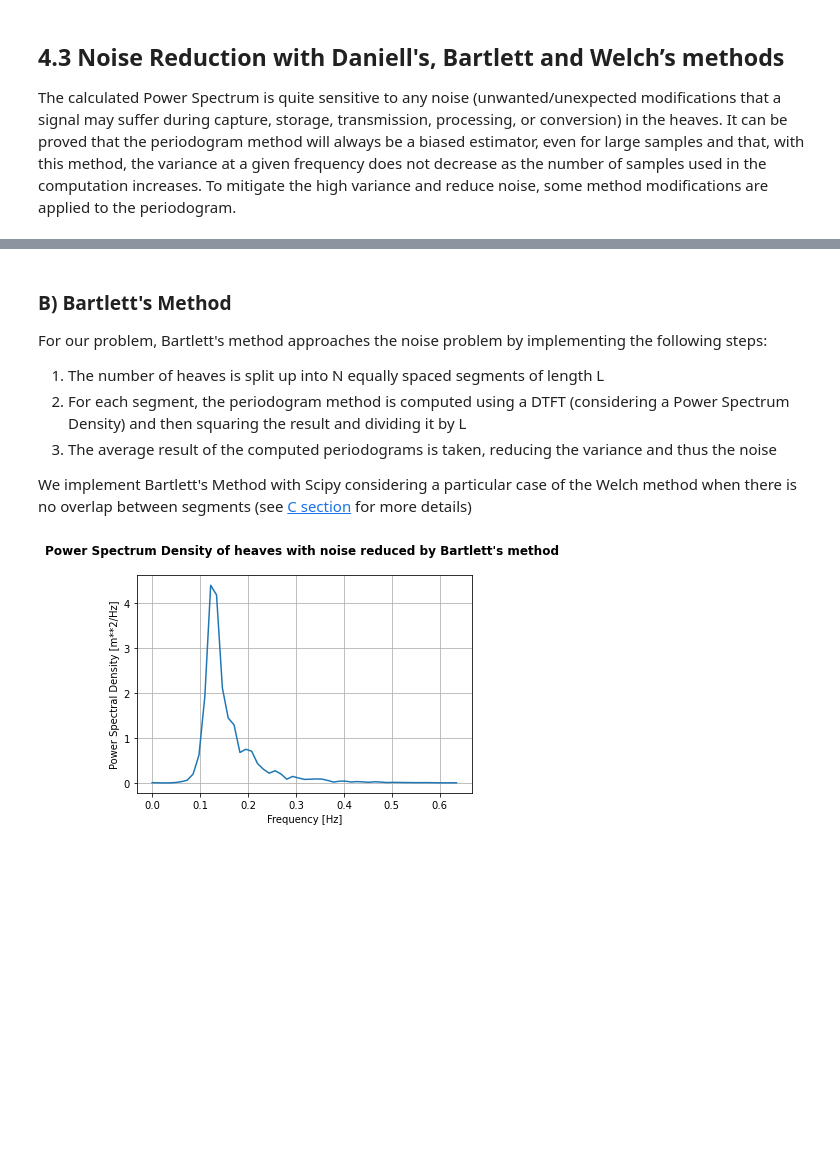
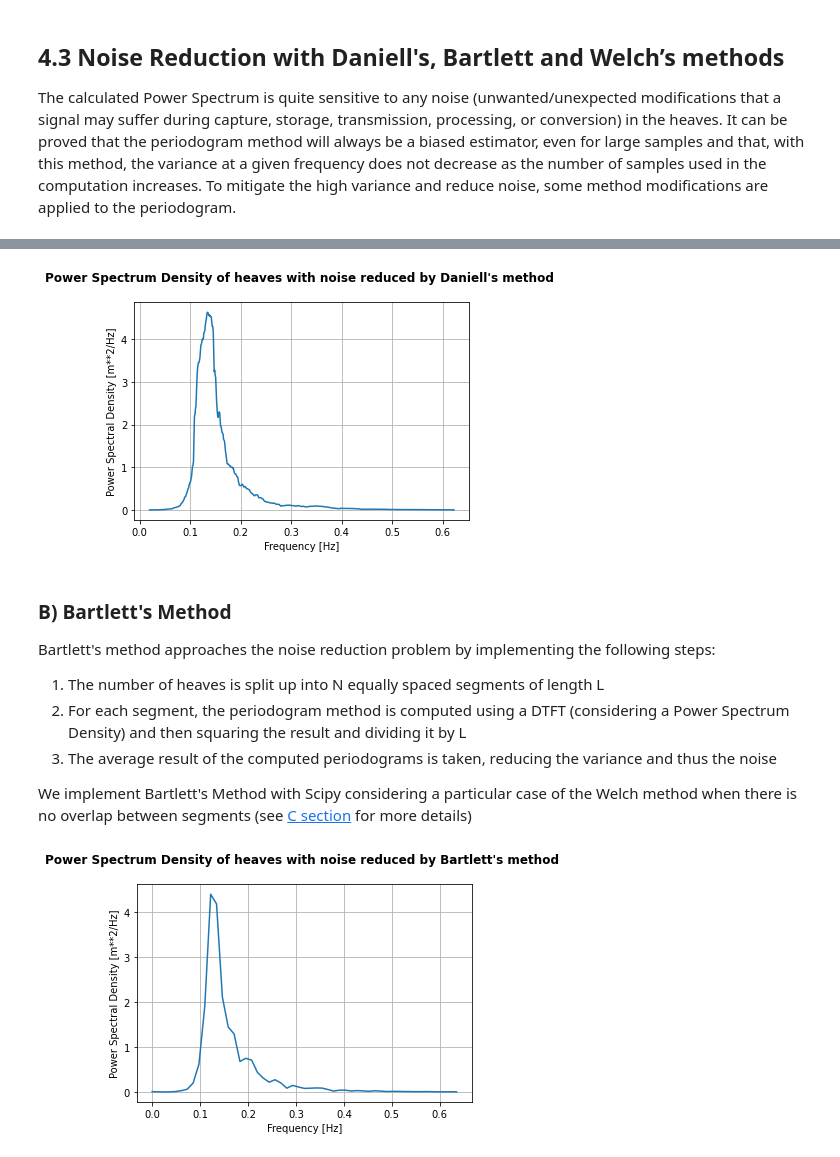
Before and after one commit to leonardolombardi07/MSW-Project1, a Jupyter notebook: Report.ipynb, the cells around one changed output, grey strips where cells are left out. Saved outputs shown, nothing was run; the diff lists cells and outputs as text; code cells hidden in the pictures; blank space fills up the shorter version.

```diff
--- a/Report.ipynb
+++ b/Report.ipynb
@@ -756,7 +765,45 @@ The calculated Power Spectrum is quite sensitive to any noise (unwanted/unexpect
+# %%
+from scipy import signal
+
+def plotDaniellPSD():
+    '''Plot the Power Spectrum Density, computed using Daniell's method'''
+
+    def daniellPSD(p=5):
+        '''Calculate Power Spectral Densities with Daniell's method from
+        p, a parameter that defines a centered moving average which creates a smoothed
+        value by averaging all values between f–m and  f+m, where f is a frequency.
+        Returns an array with frequencies and PSDs (power spectrum densities).
+        We are using scipy.signal.periodogram, more info avaliable on:
+        https://docs.scipy.org/doc/scipy/reference/generated/scipy.signal.periodogram.html'''
+        # fs are the frequencies, PSDs are the power spectrum densities
+        fs, PSDs = signal.periodogram(heaves,
+            detrend="constant", # Detrend each heave by subtracting the heave mean, as we did for time-series
+            window="hanning", # Apply a Hanning window before taking the Discrete Fourrier Transform (DFT)
+            fs=(1 / dt), # Sample rate
+            scaling="density")
+
+        # Smoothing
+        fsDaniell, PSDsDaniell = [], []
+        for i in range(p, len(PSDs)-p+1):
+            fsDaniell.append(fs[i])
+            PSDsDaniell.append(sum(PSDs[i-p:i+p]) / (2*p+1))
+        return fsDaniell, PSDsDaniell
+
+    # fsDaniell are frequencies in hertz and PSD power spectral densities are in meters squared/hertz
+    fsDaniell, PSDsDaniell = daniellPSD(p=20)
+    plt.plot(fsDaniell, PSDsDaniell)
+    plt.title("Power Spectrum Density of heaves with noise reduced by Daniell's method \n")
+    plt.xlabel("Frequency [Hz]")
+    plt.ylabel("Power Spectral Density [m**2/Hz]")
+    plt.show()
+
+plotDaniellPSD()
+# %% [output]
+[figure, added]
 # %% [markdown]
 ### B) Bartlett's Method <a name="4.3B"></a>
 
-For our problem, Bartlett's method approaches the noise problem by implementing the following steps:
+Bartlett's method approaches the noise reduction problem by implementing the following steps:
 
 1. The number of heaves is split up into N equally spaced segments of length L
 2. For each segment, the periodogram method is computed using a DTFT (considering a Power Spectrum Density) and then squaring the result and dividing it by L
```
Also changed, not shown: parts of 14 cells of this notebook, 7 other files.
